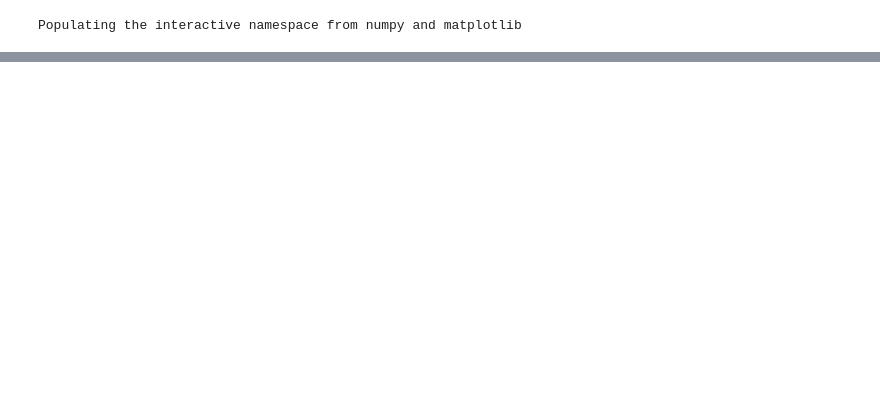
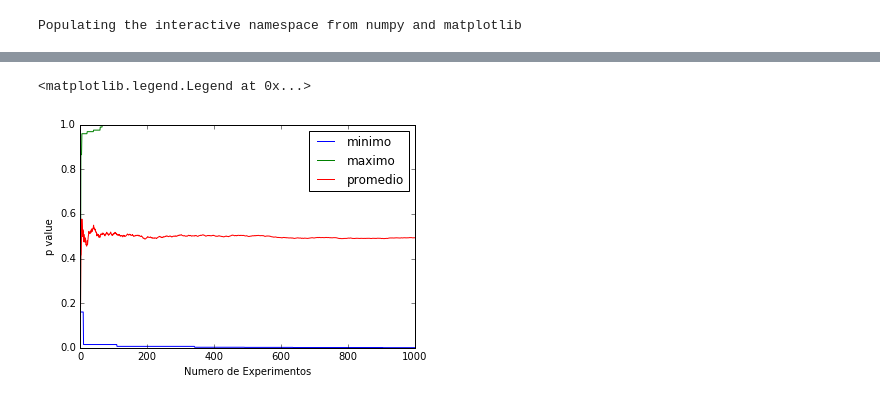
Before and after one commit to scaldas/MCA_EjerciciosESLCap2, a Jupyter notebook: experimento/InFunctionOfNumerOfExperiments.ipynb, the cells around one changed output, grey strips where cells are left out. Drawn from its saved outputs; the diff is of its cells as text; code cells hidden in the pictures; blank space fills up the shorter version.

```diff
--- a/experimento/InFunctionOfNumerOfExperiments.ipynb
+++ b/experimento/InFunctionOfNumerOfExperiments.ipynb
@@ -57,0 +65,10 @@ hist(p_values)
+# %%
+plot(mins)
+plot(maxs)
+plot(averages)
+xlabel('Numero de Experimentos')
+ylabel('p value')
+plt.legend(['minimo', 'maximo', 'promedio'], loc='upper right')
+# %% [output]
+<matplotlib.legend.Legend at 0x...>
+[figure, added]
```
Also changed, not shown: parts of 18 cells of this notebook, 2 other files.
